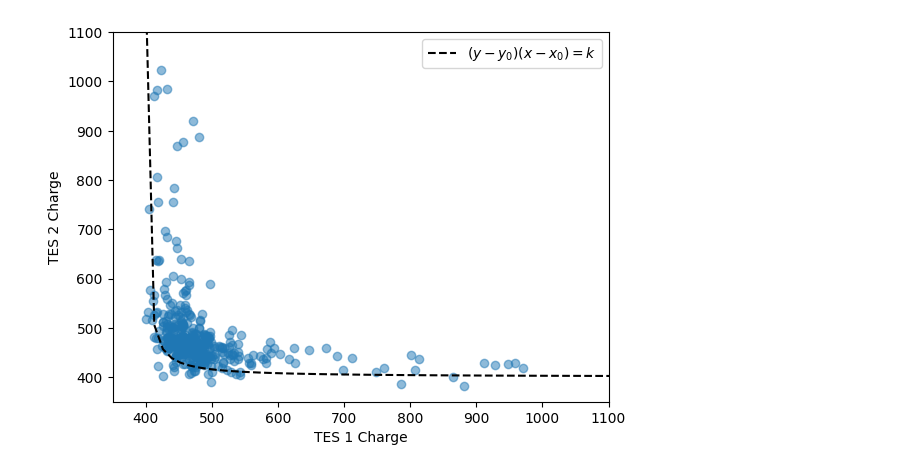
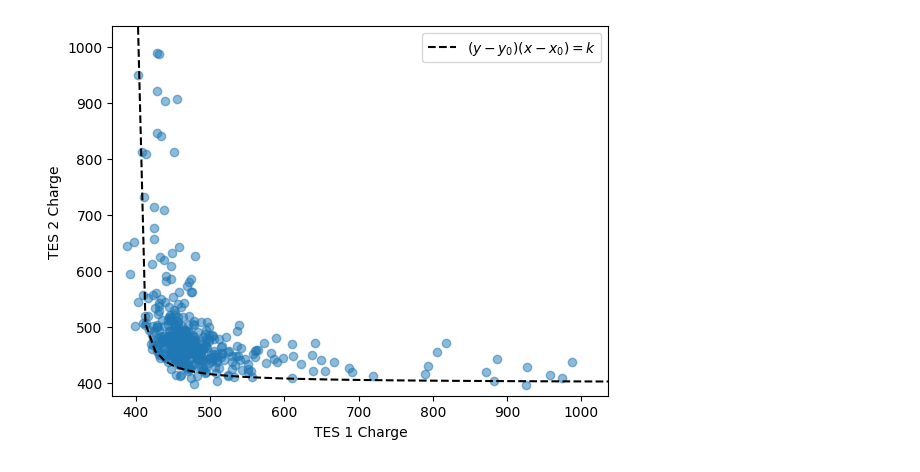
Before and after one commit to LudovicoAlt/CAPIBARA-Ray-Phonon-Simulations, a Jupyter notebook: Excess.ipynb, the cells around one changed output. Saved outputs shown, nothing was run; the diff lists cells and outputs as text; code cells hidden in the pictures.

```diff
--- a/Excess.ipynb
+++ b/Excess.ipynb
@@ -48,7 +48,7 @@ crystal_geometry = Geometry_TES( wall_positions, detector_positions, wall_normal
 # %%
 from itertools import product
 
-list_n_sims = [500, 800, 1_000, 1500, 2000, 3000]
+list_n_sims = [500, 800, 1_000, 1500, 2000, 3000, 10_000]
 
 n = 20
 dx = np.linspace( 1/2-w, -1/2+w, n ) #np.linspace(-1/2 + 0.05, 1/2 - 0.05, n)
@@ -202,20 +195,20 @@ plt.show()
 # %%
 
 #scatter plot of charges
 charges_linear = np.linspace( 400, 1700, 100 )
 
 plt.scatter( charges_xyz[:,:,0,0].flatten(), charges_xyz[:,:,0,1].flatten(), alpha=0.5)
 plt.plot( charges_linear, 400 + 1600 / (charges_linear - 398), 'k--', label="$(y-y_0)(x-x_0)=k$")
 
 plt.xlabel("TES 1 Charge")
 plt.ylabel("TES 2 Charge")
 plt.legend()
-plt.ylim(350, 1100)
-plt.xlim(350, 1100)
+plt.ylim(min(charges_xyz[:,:,0,1].flatten())*0.95, max(charges_xyz[:,:,0,0].flatten())*1.05)
+plt.xlim(min(charges_xyz[:,:,0,0].flatten())*0.95, max(charges_xyz[:,:,0,0].flatten())*1.05)
 plt.savefig(f"banana{n}_edges.pdf")
 plt.show()
 # %% [output]
-[figure, old version]
+[figure, new version]
 # %%
 plt.imshow( charges_xyz[:,:,0].sum(2), origin='lower', extent=[dx[0], dx[-1], dy[0], dy[-1]] )
 plt.title("Sum Charge")
```
Also changed, not shown: parts of 17 cells of this notebook, 3 other files.
